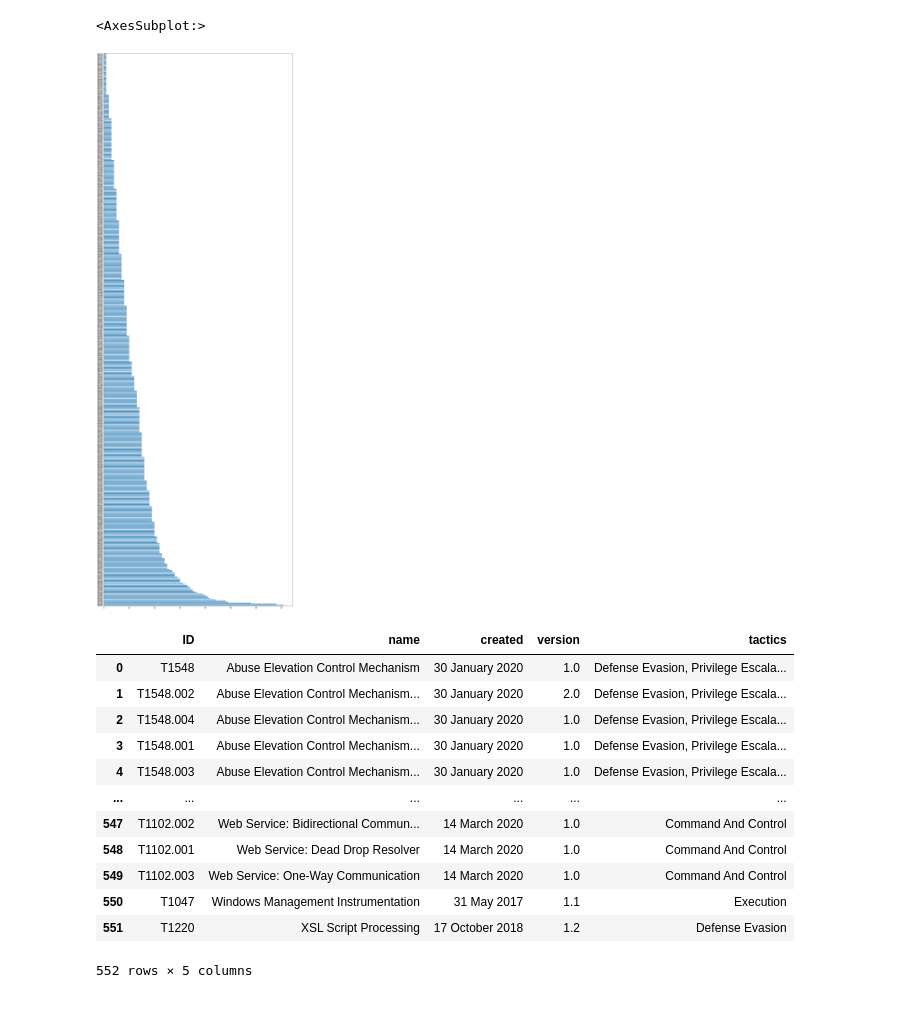
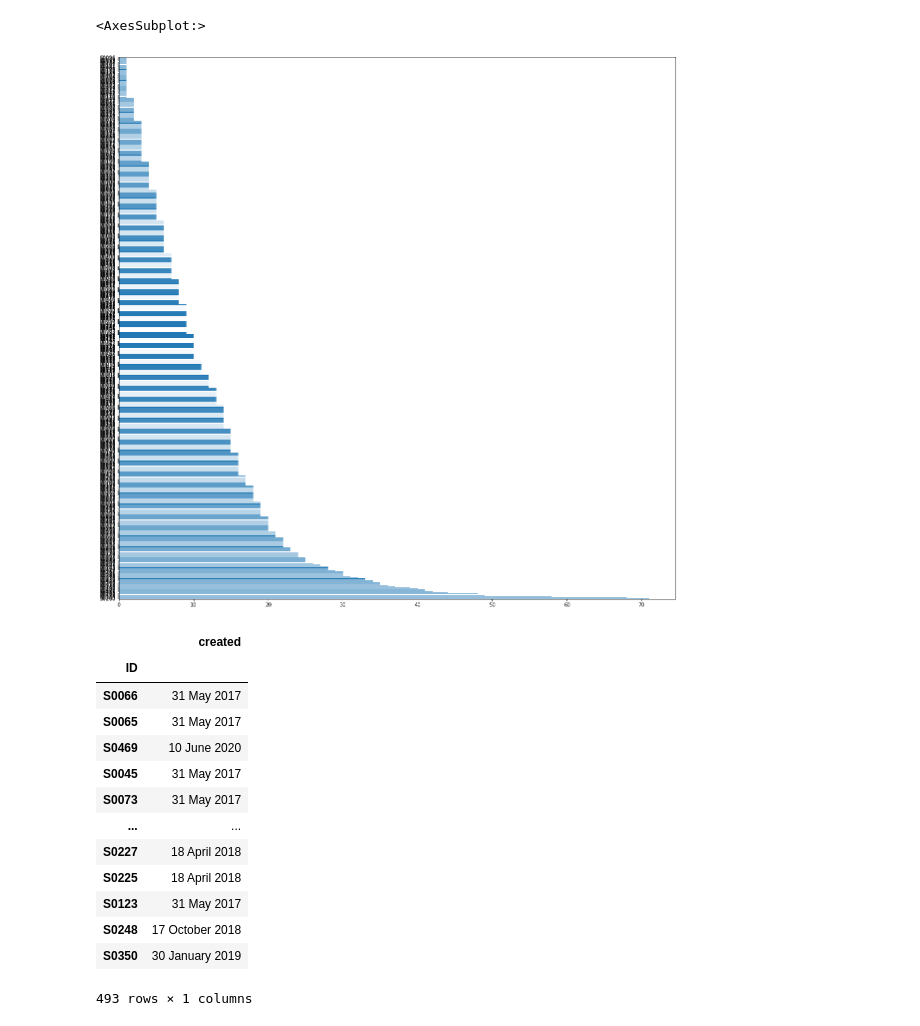
Before and after one commit to tobiasbudig/attack-hypotheses-generation, a Jupyter notebook: explorative-datenanalyse.ipynb, the cells around one changed output. Cells and saved outputs as stored; diff of their text form; code cells hidden in the pictures.

Commit message:
Zeitstempel für Matrix angefangen

```diff
--- a/explorative-datenanalyse.ipynb
+++ b/explorative-datenanalyse.ipynb
@@ -1,7 +1,7 @@
 # %%
 import pandas as pd
 # %%
-software_technique_table = pd.read_excel("./enterprise-attack-v9.0-software.xlsx", "techniques_used")
+software_technique_table = pd.read_excel("./enterprise-attack-v9.0-software.xlsx", "techniques used")
 software_technique_table.drop(columns=["source type", "mapping type", "mapping description", "target type"])
 #software_list = pd.read_excel("./Data collection MITRE ATT&CK.xlsx", sheet_name = 'Software', usecols= ['ID'])
 #technique_list = pd.read_excel("./Data collection MITRE ATT&CK.xlsx", sheet_name = 'Techniques', usecols= ['ID'])
@@ -41,30 +41,40 @@ software_technique_table["target ID"].value_counts().plot(kind='barh', figsize=(
 # %%
 number_of_techniques_per_software = software_technique_table["source ID"].value_counts()
 #number_of_techniques_per_software
-software_technique_table["source ID"].value_counts().plot(kind='barh', figsize=(20, 60))
+software_technique_table["source ID"].value_counts().plot(kind='barh', figsize=(20, 20))
 # %% [output]
 <AxesSubplot:>
-[figure, old version]
+[figure, new version]
 # %%
-#Elisa:
+#Zeitstempel einfügen
+software_table = pd.read_excel("./enterprise-attack-v9.0-software.xlsx", "software", usecols = ['ID', 'created'])
+software_table = software_table.set_index('ID')
+software_created = pd.read_excel("./enterprise-attack-v9.0-software.xlsx", "software")
+
+
 technique_table = pd.read_excel("./enterprise-attack-v9.0-techniques.xlsx", "techniques")
-technique_table.drop(columns=["description", "url", "last modified", "detection", "platforms",
+technique_table = technique_table.drop(columns=["description", "url", "last modified", "detection", "platforms",
                                        "data sources", "is sub-technique", "sub-technique of", "contributors",
-                                       "permissions required", "defenses bypassed", "supports remote"])
+                                       "permissions required", "defenses bypassed", "supports remote", "name",
+                                        "version", "tactics"])
+technique_table = technique_table.set_index('ID')
+
+software_table
 # %% [output]
-|  | ID | name | created | version | tactics |
-| 0 | T1548 | Abuse Elevation Control Mechanism | 30 January 2020 | 1.0 | Defense Evasion, Privilege Escala... |
-| 1 | T1548.002 | Abuse Elevation Control Mechanism... | 30 January 2020 | 2.0 | Defense Evasion, Privilege Escala... |
-| 2 | T1548.004 | Abuse Elevation Control Mechanism... | 30 January 2020 | 1.0 | Defense Evasion, Privilege Escala... |
-| 3 | T1548.001 | Abuse Elevation Control Mechanism... | 30 January 2020 | 1.0 | Defense Evasion, Privilege Escala... |
-| 4 | T1548.003 | Abuse Elevation Control Mechanism... | 30 January 2020 | 1.0 | Defense Evasion, Privilege Escala... |
-| ... | ... | ... | ... | ... | ... |
-| 547 | T1102.002 | Web Service: Bidirectional Commun... | 14 March 2020 | 1.0 | Command And Control |
-| 548 | T1102.001 | Web Service: Dead Drop Resolver | 14 March 2020 | 1.0 | Command And Control |
-| 549 | T1102.003 | Web Service: One-Way Communication | 14 March 2020 | 1.0 | Command And Control |
-| 550 | T1047 | Windows Management Instrumentation | 31 May 2017 | 1.1 | Execution |
-| 551 | T1220 | XSL Script Processing | 17 October 2018 | 1.2 | Defense Evasion |
+|  | created |
+| ID |  |
+| S0066 | 31 May 2017 |
+| S0065 | 31 May 2017 |
+| S0469 | 10 June 2020 |
+| S0045 | 31 May 2017 |
+| S0073 | 31 May 2017 |
+| ... | ... |
+| S0227 | 18 April 2018 |
+| S0225 | 18 April 2018 |
+| S0123 | 31 May 2017 |
+| S0248 | 17 October 2018 |
+| S0350 | 30 January 2019 |
-552 rows × 5 columns
+493 rows × 1 columns
 # %%
 # number_of_subtechniques = technique_table.loc[['is sub-technique'] == "WAHR"]
 # %%
```
Also changed, not shown: parts of 10 cells of this notebook, 8 other files.
